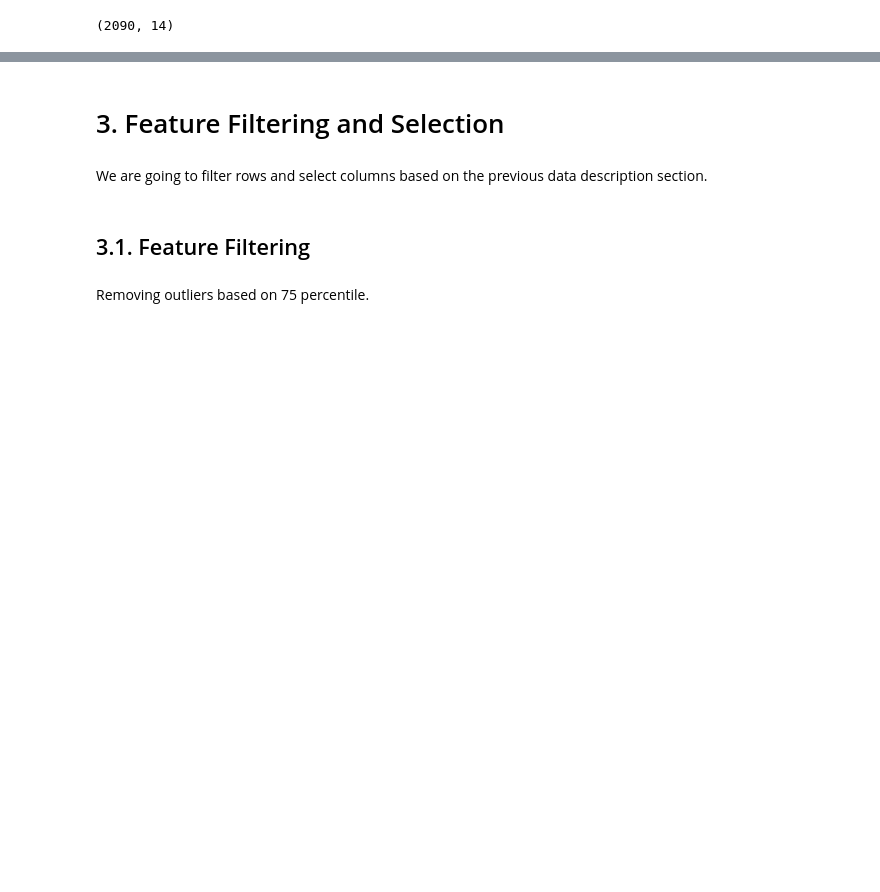
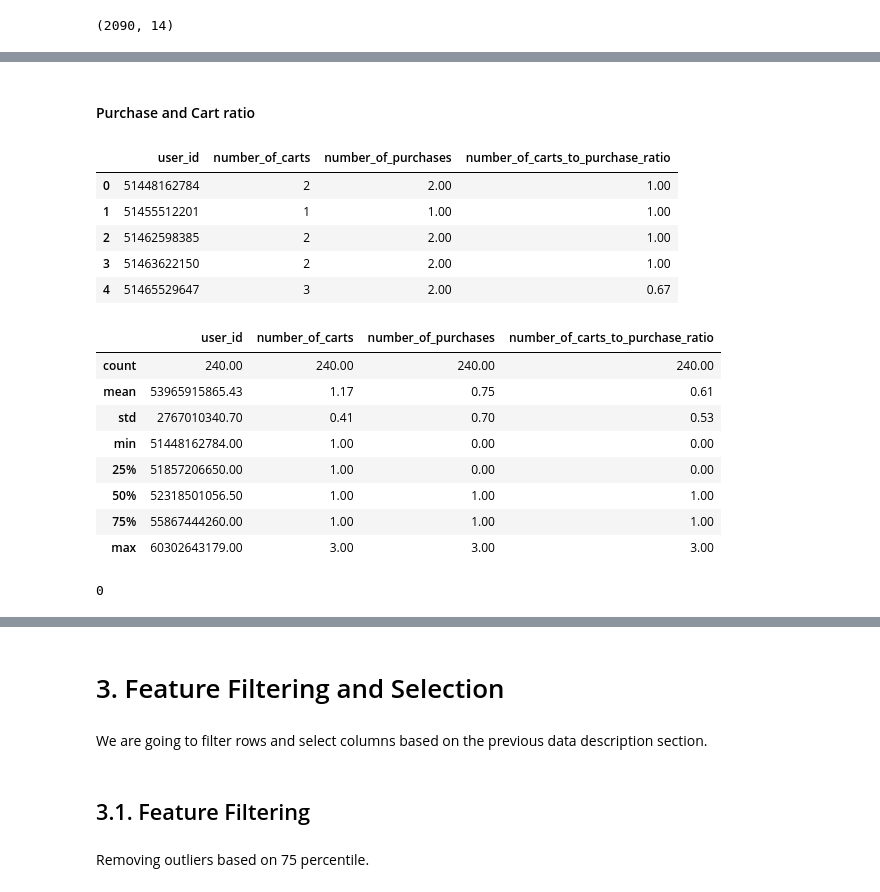
Before and after one commit to lucasquemelli/customer_propensity_purchase, a Jupyter notebook: customer_propensity_purchase.ipynb, the cells around one changed output, grey strips where cells are left out. Cells and saved outputs as stored; diff of their text form; code cells hidden in the pictures; blank space fills up the shorter version.

Commit message:
feature engineering for user activity

```diff
--- a/customer_propensity_purchase.ipynb
+++ b/customer_propensity_purchase.ipynb
@@ -602,0 +674,12 @@ df2.shape
+# %%
+# Selecting purchase date
+temp_user_purchase_date['purchase1'] = temp_user_purchase_date['date_time'].apply(lambda x: x[0])
+temp_user_purchase_date['purchase2'] = temp_user_purchase_date['date_time'].apply(lambda x: x[1] if len(x)>1 else 0)
+temp_user_purchase_date['purchase3'] = temp_user_purchase_date['date_time'].apply(lambda x: x[2] if len(x)>2 else 0)
+
+temp_user_purchase_date['avg_days_between_purchase'] = temp_user_purchase_date['date_time']\
+                                                       .apply(purch_time_diff)\
+                                                       .fillna(0)
+
+print(temp_user_purchase_date.shape)
+temp_user_purchase_date.head()
@@ -602,0 +700,7 @@ df2.shape
+# %%
+# Adding average time between purchase
+df2 = pd.merge(df2, temp_user_purchase_date[['user_id','avg_days_between_purchase']],
+                   on='user_id', how='left')
+df2["avg_days_between_purchase"] = df2["avg_days_between_purchase"].fillna(0)
+print(df2.shape)
+df2.head(3)
@@ -602,0 +713,47 @@ df2.shape
+# %% [markdown]
+#### Purchase and Cart ratio
+# %%
+temp = df2.copy()
+# %%
+def purchase_ratios(action_col='add_to_cart',id_col='user_id', col_name='number_of_carts'):
+
+    # Number of add_to_cart for each user
+    test1 = (temp[temp['action']==action_col]
+                          .groupby(id_col).agg({'session_id':'count'}).reset_index())
+    test1.rename(columns={'session_id': col_name}, inplace=True)
+
+    # Number of purchases for each user
+    test2 = temp[temp['action']=='purchase'].groupby(id_col).agg({'session_id':'count'}).reset_index()
+    test2.rename(columns={'session_id':'number_of_purchases'}, inplace=True)
+
+    test_ratio = pd.merge(test1,test2,on=id_col, how='left')
+    test_ratio = test_ratio.fillna(0)
+    test_ratio[col_name+'_to_purchase_ratio'] = (test_ratio['number_of_purchases']/test_ratio[col_name])
+
+    return test_ratio
+# %%
+# purchase and cart ratio
+temp_cart_purch_ratio_user = purchase_ratios(action_col='add_to_cart',id_col='user_id',col_name='number_of_carts')
+
+display(temp_cart_purch_ratio_user.head())
+temp_cart_purch_ratio_user.describe()
+# %% [output]
+|  | user_id | number_of_carts | number_of_purchases | number_of_carts_to_purchase_ratio |
+| 0 | 51448162784 | 2 | 2.00 | 1.00 |
+| 1 | 51455512201 | 1 | 1.00 | 1.00 |
+| 2 | 51462598385 | 2 | 2.00 | 1.00 |
+| 3 | 51463622150 | 2 | 2.00 | 1.00 |
+| 4 | 51465529647 | 3 | 2.00 | 0.67 |
+|  | user_id | number_of_carts | number_of_purchases | number_of_carts_to_purchase_ratio |
+| count | 240.00 | 240.00 | 240.00 | 240.00 |
+| mean | 53965915865.43 | 1.17 | 0.75 | 0.61 |
+| std | 2767010340.70 | 0.41 | 0.70 | 0.53 |
+| min | 51448162784.00 | 1.00 | 0.00 | 0.00 |
+| 25% | 51857206650.00 | 1.00 | 0.00 | 0.00 |
+| 50% | 52318501056.50 | 1.00 | 1.00 | 1.00 |
+| 75% | 55867444260.00 | 1.00 | 1.00 | 1.00 |
+| max | 60302643179.00 | 3.00 | 3.00 | 3.00 |
+# %%
+gc.collect()
+# %% [output]
+0
```
Also changed, not shown: parts of 34 cells of this notebook.
